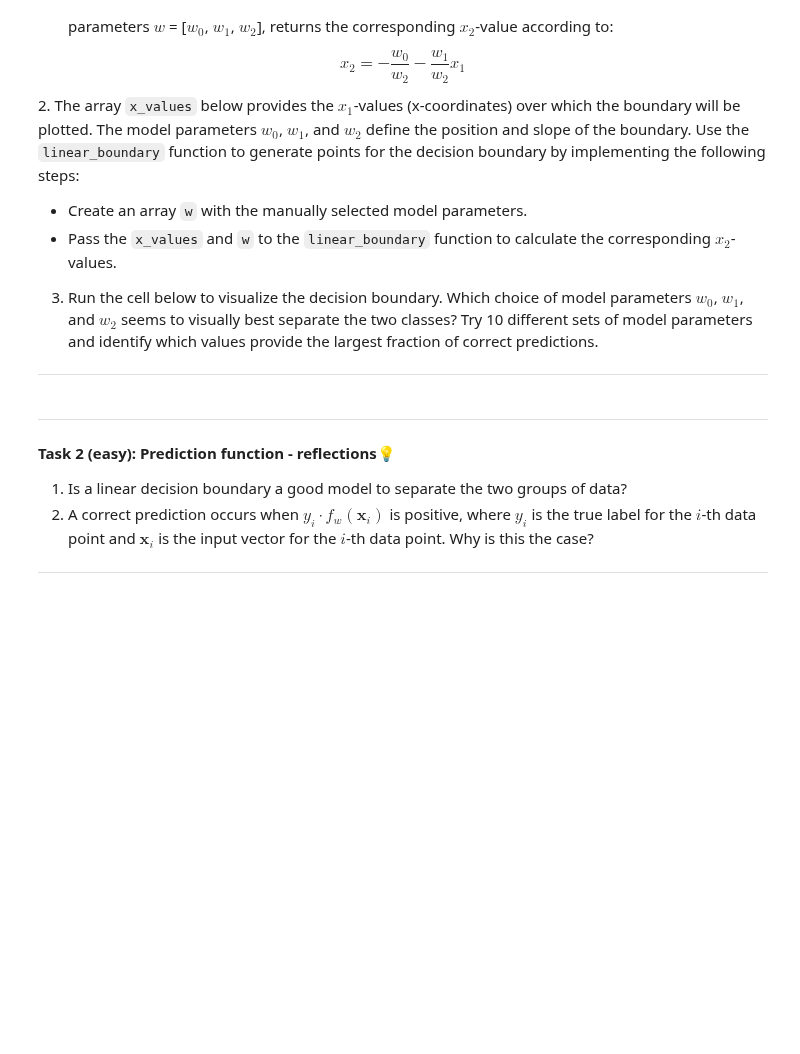
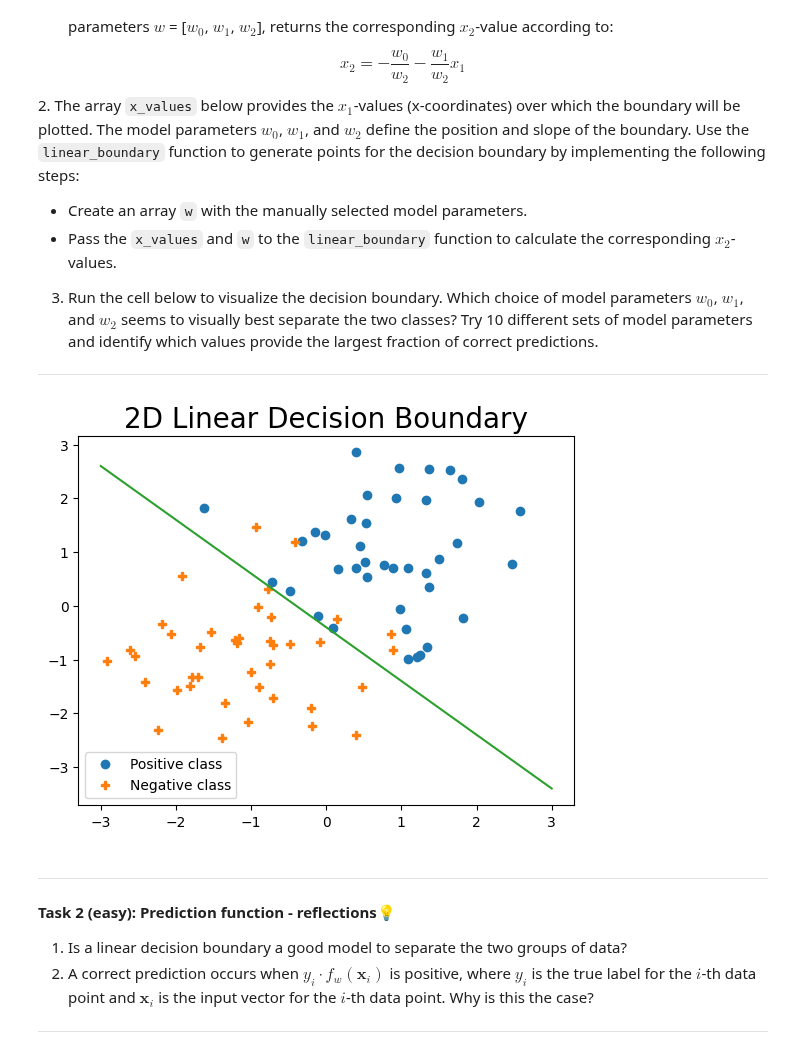
Before and after one commit to Mie-Jonasson/ComputerScienceMasters, a Jupyter notebook: IntroductionToMachineLearning/Exercises/W10/02-decision.ipynb, the cells around one changed output. Drawn from its saved outputs; the diff is of its cells as text; code cells hidden in the pictures; blank space fills up the shorter version.

```diff
--- a/IntroductionToMachineLearning/Exercises/W10/02-decision.ipynb
+++ b/IntroductionToMachineLearning/Exercises/W10/02-decision.ipynb
@@ -130,23 +131,24 @@ $$
 # %%
 def linear_boundary(x, w):
     """
     :param x: x values of the line.
     :param w: List of model parameters [bias, slope] of the line.
 
     :return: the x2 values which correspond to the y-values of the boundary / line .
     """
-    # Write solutions here
-    ...
+    return (- w[0] - w[1] * x) / w[2]
 
 # Defining x-values and weights
 x_values = np.linspace(-3, 3, 100)
-w = None # write your solution here
+w = [0.4, 1, 1]
 
 # Plotting the data points and decision boundary
 fig, ax = plt.subplots()
 ax.plot(p_pos[:, 0], p_pos[:, 1], "o", label='Positive class')
 ax.plot(p_neg[:, 0], p_neg[:, 1], "P", label='Negative class')
 ax.plot(x_values, linear_boundary(x_values, w))
 plt.title("2D Linear Decision Boundary", fontsize=20)
 plt.legend()
 plt.show()
+# %% [output]
+[figure, added]
```
Also changed, not shown: parts of 10 cells of this notebook, 3 other files.
